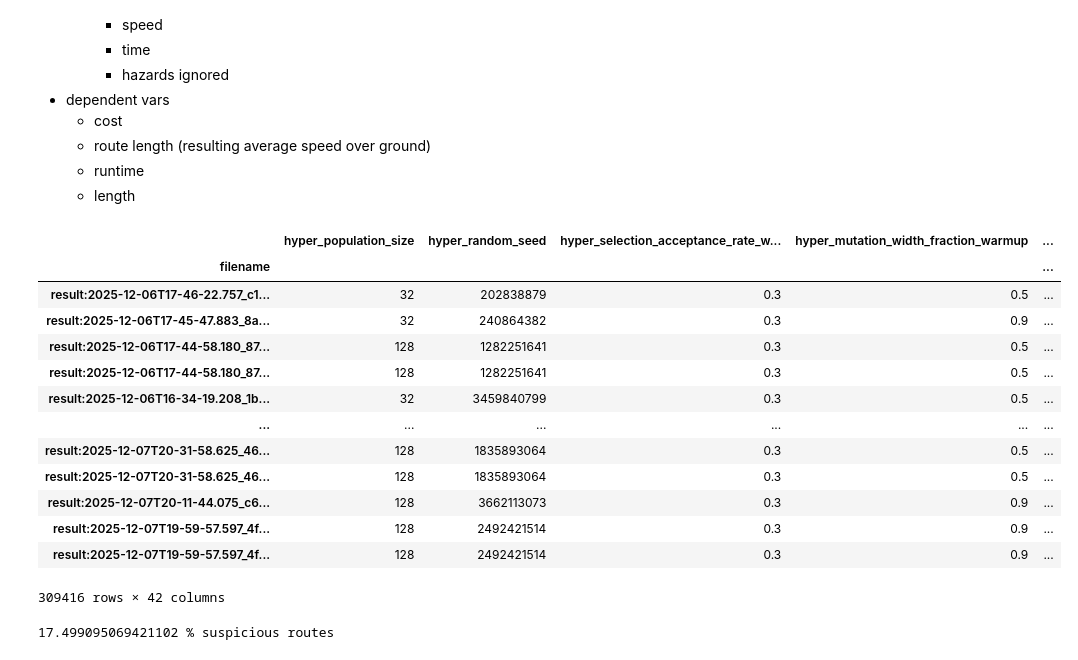
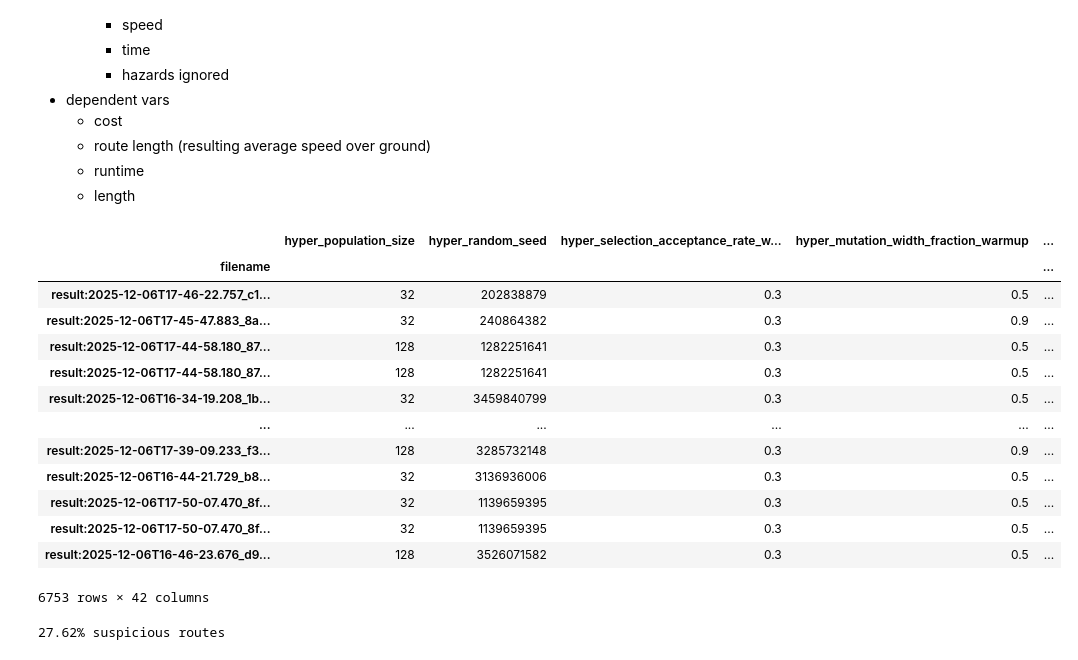
Before and after one commit to willirath/ship_routing, a Jupyter notebook: tuning/02_hyperparameter_tuning_analysis.ipynb, the cells around one changed output. Drawn from its saved outputs; the diff is of its cells as text; code cells hidden in the pictures.

```diff
--- a/tuning/02_hyperparameter_tuning_analysis.ipynb
+++ b/tuning/02_hyperparameter_tuning_analysis.ipynb
@@ -52,49 +43,23 @@ def load_result_for_key(key: str = None, msgpack_file_list: list = None):
 # %%
-df = gpd.read_parquet("results/results_prelim.pq")
-
-# derive total individuals (gen x pop)
-df = df.assign(hyper_num_individuals=df.hyper_population_size * df.hyper_generations)
-
-# derive duration
-df = df.assign(
-    journey_duration=pd.to_datetime(df.journey_time_end.astype(str))
-    - pd.to_datetime(df.journey_time_start.astype(str))
-)
-
-# derive seed cost
-df = df.assign(
-    seed_cost=(df.elite_cost_absolute / df.elite_cost_relative).fillna(np.inf)
-)
-
-# derive elite average speed
-df = df.assign(
-    elite_speed_og_mps_average=df.elite_length_meters
-    / df.journey_duration.dt.total_seconds()
-)
-
+df = gpd.read_parquet("results/results_prelim.geoparquet")
+df = add_derived_features(df)
 df
 # %% [output]
 |  | hyper_population_size | hyper_random_seed | hyper_selection_acceptance_rate_w... | hyper_mutation_width_fraction_warmup | ... |
 | filename |  |  |  |  | ... |
 | result:2025-12-06T17-46-22.757_c1... | 32 | 202838879 | 0.3 | 0.5 | ... |
 | result:2025-12-06T17-45-47.883_8a... | 32 | 240864382 | 0.3 | 0.9 | ... |
 | result:2025-12-06T17-44-58.180_87... | 128 | 1282251641 | 0.3 | 0.5 | ... |
 | result:2025-12-06T17-44-58.180_87... | 128 | 1282251641 | 0.3 | 0.5 | ... |
 | result:2025-12-06T16-34-19.208_1b... | 32 | 3459840799 | 0.3 | 0.5 | ... |
 | ... | ... | ... | ... | ... | ... |
-| result:2025-12-07T20-31-58.625_46... | 128 | 1835893064 | 0.3 | 0.5 | ... |
-| result:2025-12-07T20-31-58.625_46... | 128 | 1835893064 | 0.3 | 0.5 | ... |
-| result:2025-12-07T20-11-44.075_c6... | 128 | 3662113073 | 0.3 | 0.9 | ... |
-| result:2025-12-07T19-59-57.597_4f... | 128 | 2492421514 | 0.3 | 0.9 | ... |
-| result:2025-12-07T19-59-57.597_4f... | 128 | 2492421514 | 0.3 | 0.9 | ... |
+| result:2025-12-06T17-39-09.233_f3... | 128 | 3285732148 | 0.3 | 0.9 | ... |
+| result:2025-12-06T16-44-21.729_b8... | 32 | 3136936006 | 0.3 | 0.5 | ... |
+| result:2025-12-06T17-50-07.470_8f... | 32 | 1139659395 | 0.3 | 0.5 | ... |
+| result:2025-12-06T17-50-07.470_8f... | 32 | 1139659395 | 0.3 | 0.5 | ... |
+| result:2025-12-06T16-46-23.676_d9... | 128 | 3526071582 | 0.3 | 0.5 | ... |
-309416 rows × 42 columns
+6753 rows × 42 columns
 # %%
-suspicious = (
-    df.isna().any(axis=1)
-    | np.isinf(df.elite_cost_absolute)
-    | np.isinf(df.seed_cost)
-    | (df.elite_cost_relative > 1.0)
-)
-print(suspicious.mean() * 100, "% suspicious routes")
+df = filter_suspicious_routes(df)
 # %% [output]
-17.499095069421102 % suspicious routes
+27.62% suspicious routes
```
Also changed, not shown: parts of 11 cells of this notebook, 7 other files.
